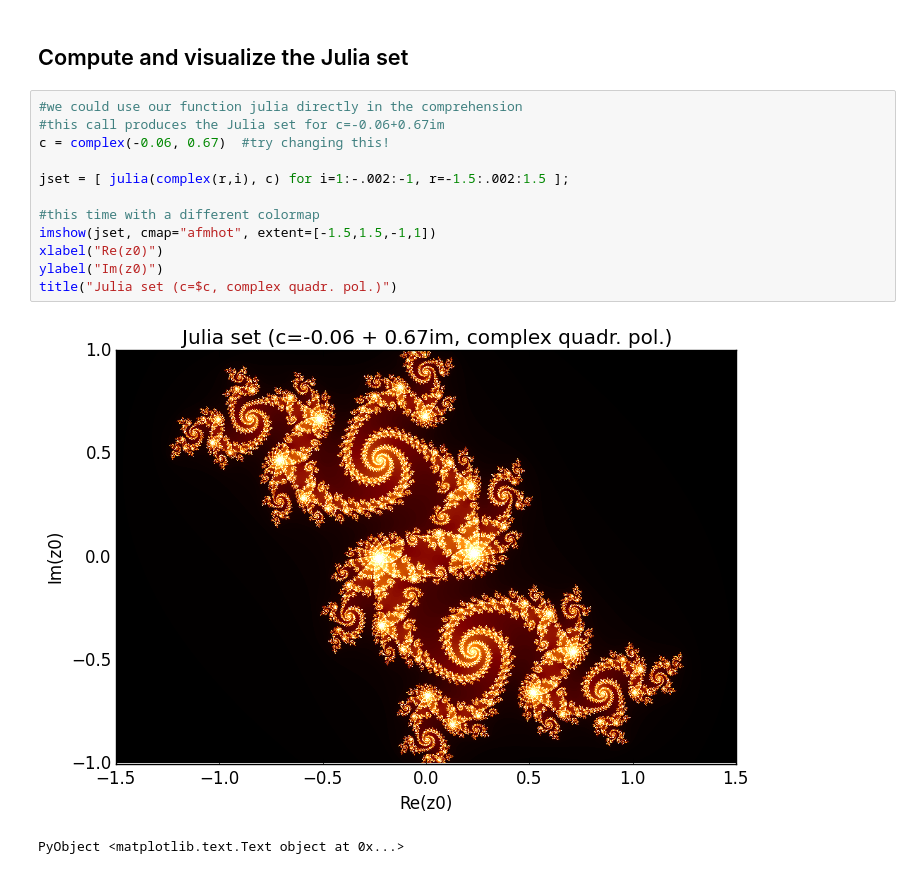
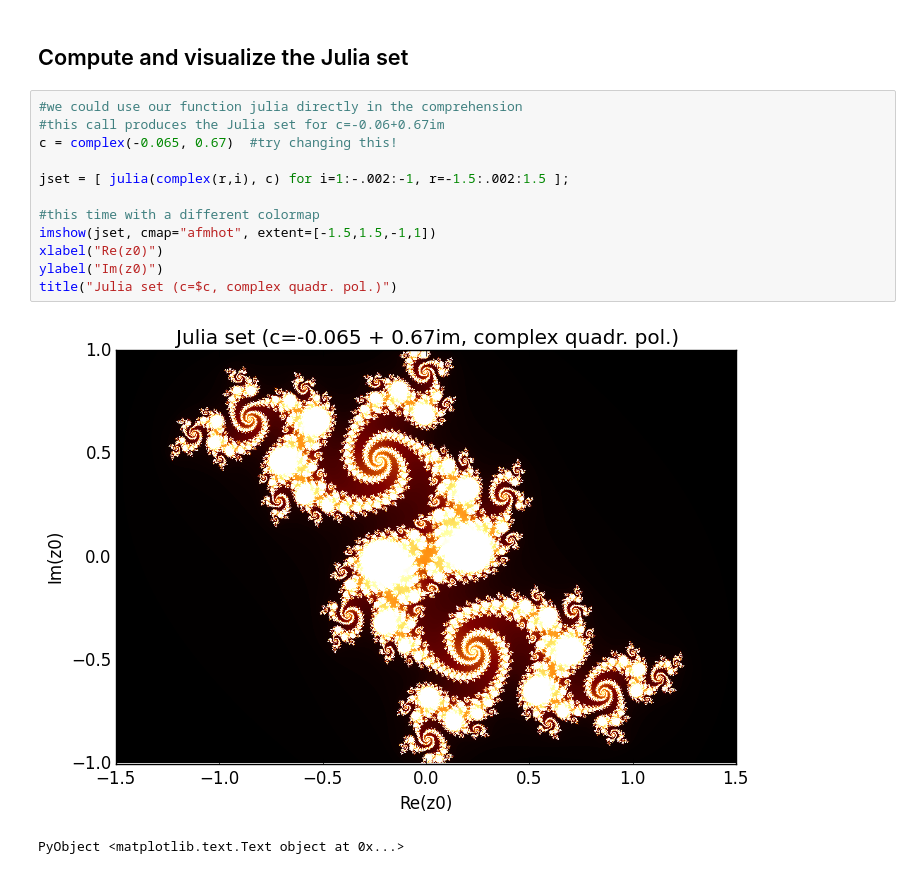
Before and after one commit to tgenewein/GitHubSandbox, a Jupyter notebook: MandelbrotJuliaSet.ipynb, the cells around one changed output. Drawn from its saved outputs; the diff is of its cells as text.

```diff
--- a/MandelbrotJuliaSet.ipynb
+++ b/MandelbrotJuliaSet.ipynb
@@ -47,15 +47,15 @@ PyObject <matplotlib.text.Text object at 0x...>
 # %%
 #we could use our function julia directly in the comprehension
 #this call produces the Julia set for c=-0.06+0.67im
-c = complex(-0.06, 0.67)  #try changing this!
+c = complex(-0.065, 0.67)  #try changing this!
 
 jset = [ julia(complex(r,i), c) for i=1:-.002:-1, r=-1.5:.002:1.5 ];
 
 #this time with a different colormap
 imshow(jset, cmap="afmhot", extent=[-1.5,1.5,-1,1])
 xlabel("Re(z0)")
 ylabel("Im(z0)")
 title("Julia set (c=$c, complex quadr. pol.)")
 # %% [output]
-[figure, old version]
+[figure, new version]
 PyObject <matplotlib.text.Text object at 0x...>
```
